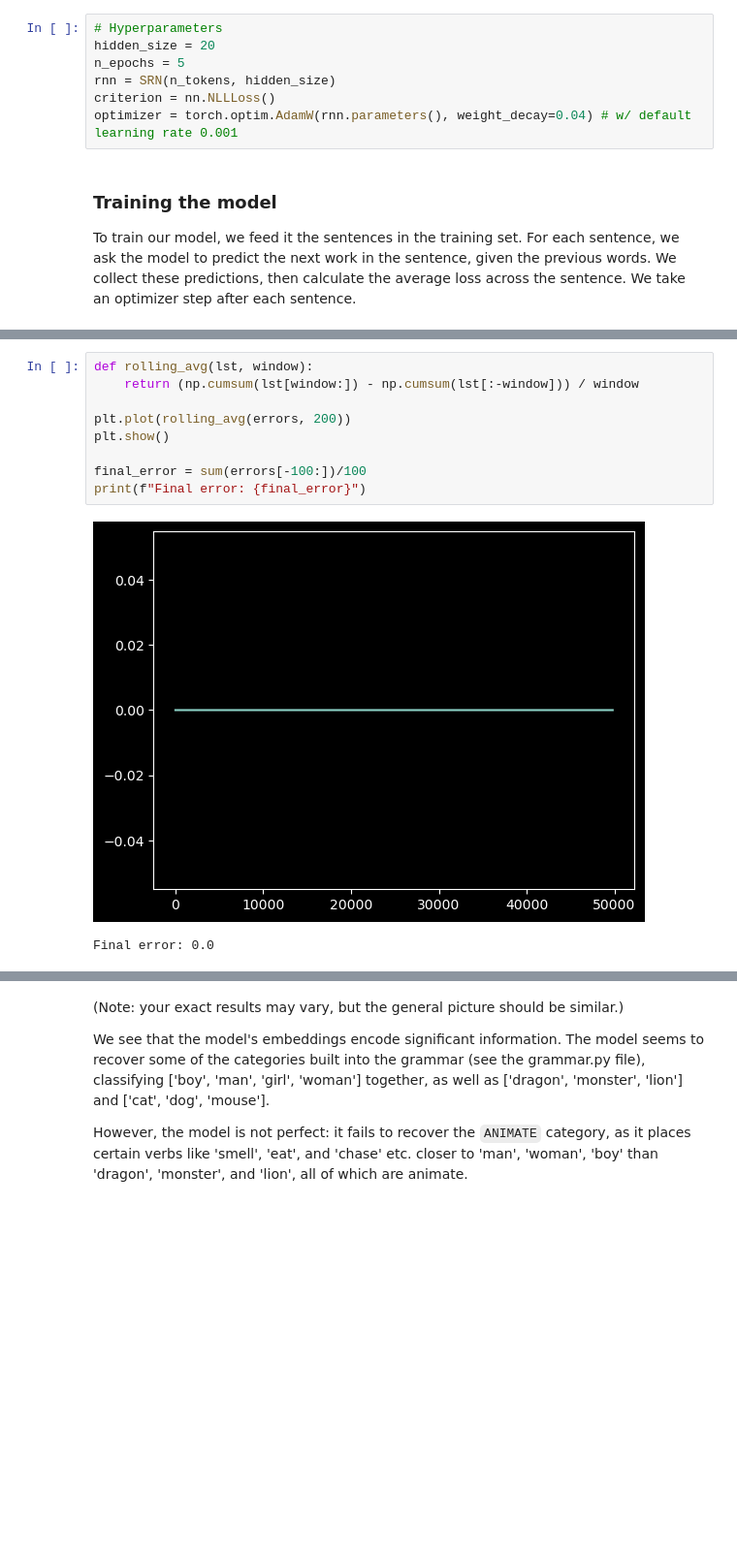
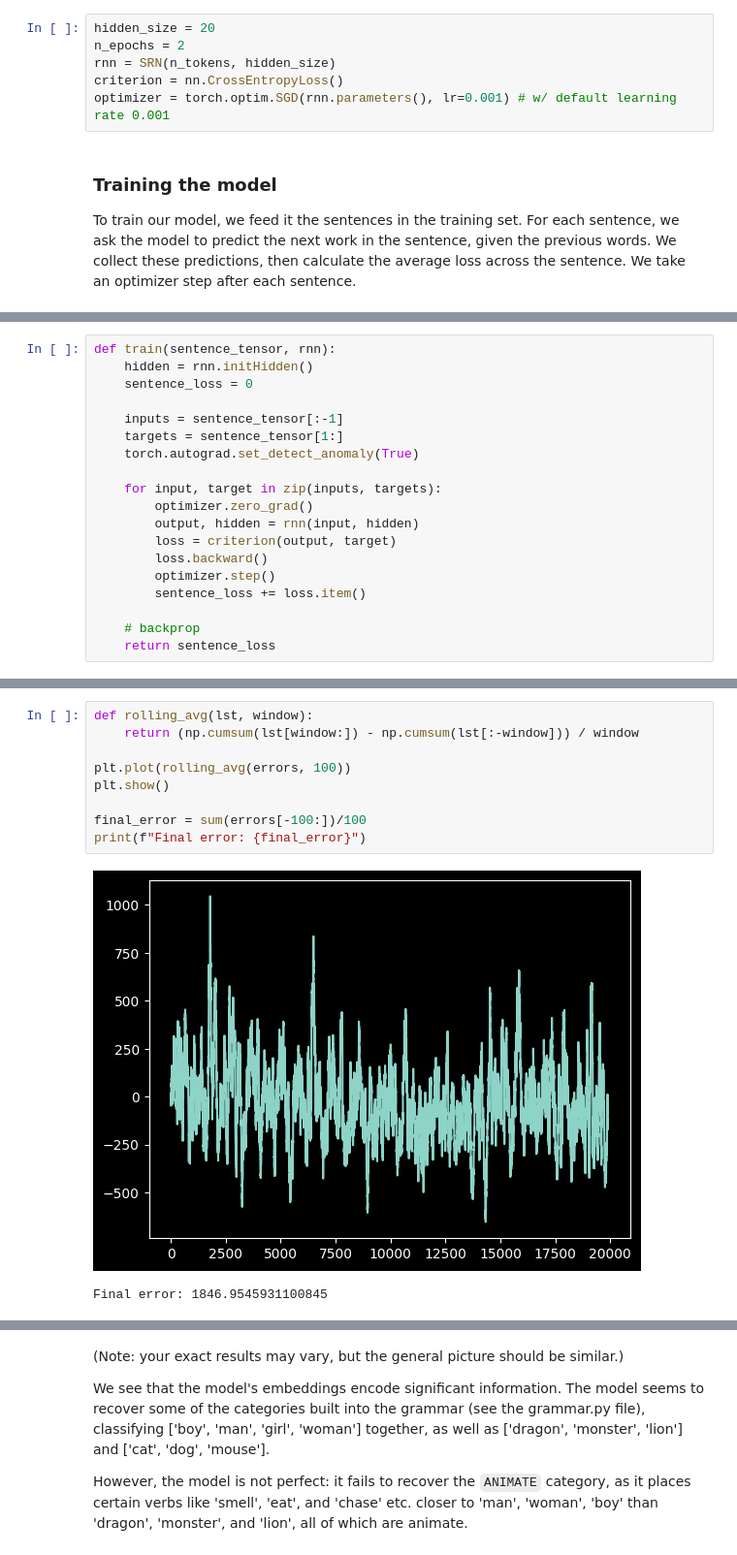
Before and after one commit to paul-talma/elman-syntax, a Jupyter notebook: elman_syntax.ipynb, the cells around one changed output, grey strips where cells are left out. Shown: that part at 97% size. Cells and saved outputs as stored; diff of their text form; blank space fills up the shorter version.

Commit message:
streamline training

```diff
--- a/elman_syntax.ipynb
+++ b/elman_syntax.ipynb
@@ -137,10 +121,9 @@ class SRN(nn.Module):
 # %%
-# Hyperparameters
 hidden_size = 20
-n_epochs = 5
+n_epochs = 2
 rnn = SRN(n_tokens, hidden_size)
-criterion = nn.NLLLoss()
-optimizer = torch.optim.AdamW(rnn.parameters(), weight_decay=0.04) # w/ default learning rate 0.001
+criterion = nn.CrossEntropyLoss()
+optimizer = torch.optim.SGD(rnn.parameters(), lr=0.001) # w/ default learning rate 0.001
 # %% [markdown]
 ### Training the model
 To train our model, we feed it the sentences in the training set. For each sentence, we ask the model to predict the next work in the sentence, given the previous words. We collect these predictions, then calculate the average loss across the sentence. We take an optimizer step after each sentence.
@@ -176,3 +130,22 @@ def train(sentence_tensor, rnn):
+# %%
+def train(sentence_tensor, rnn):
+    hidden = rnn.initHidden()
+    sentence_loss = 0
+
+    inputs = sentence_tensor[:-1]
+    targets = sentence_tensor[1:]
+    torch.autograd.set_detect_anomaly(True)
+
+    for input, target in zip(inputs, targets):
+        optimizer.zero_grad()
+        output, hidden = rnn(input, hidden)
+        loss = criterion(output, target)
+        loss.backward()
+        optimizer.step()
+        sentence_loss += loss.item()
+
+    # backprop
+    return sentence_loss
 # %%
 # Training loop
 errors = []
@@ -192,15 +179,15 @@ Epoch 5 in training...
 # %%
 def rolling_avg(lst, window):
     return (np.cumsum(lst[window:]) - np.cumsum(lst[:-window])) / window
 
-plt.plot(rolling_avg(errors, 200))
+plt.plot(rolling_avg(errors, 100))
 plt.show()
 
 final_error = sum(errors[-100:])/100
 print(f"Final error: {final_error}")
 # %% [output]
-[figure, old version]
+[figure, new version]
-Final error: 0.0
+Final error: 1846.9545931100845
 # %%
 def plot_dendo(X, names, exclude=["<SOS>", "<EOS>"]):
     """
```
Also changed, not shown: parts of 11 cells of this notebook.
